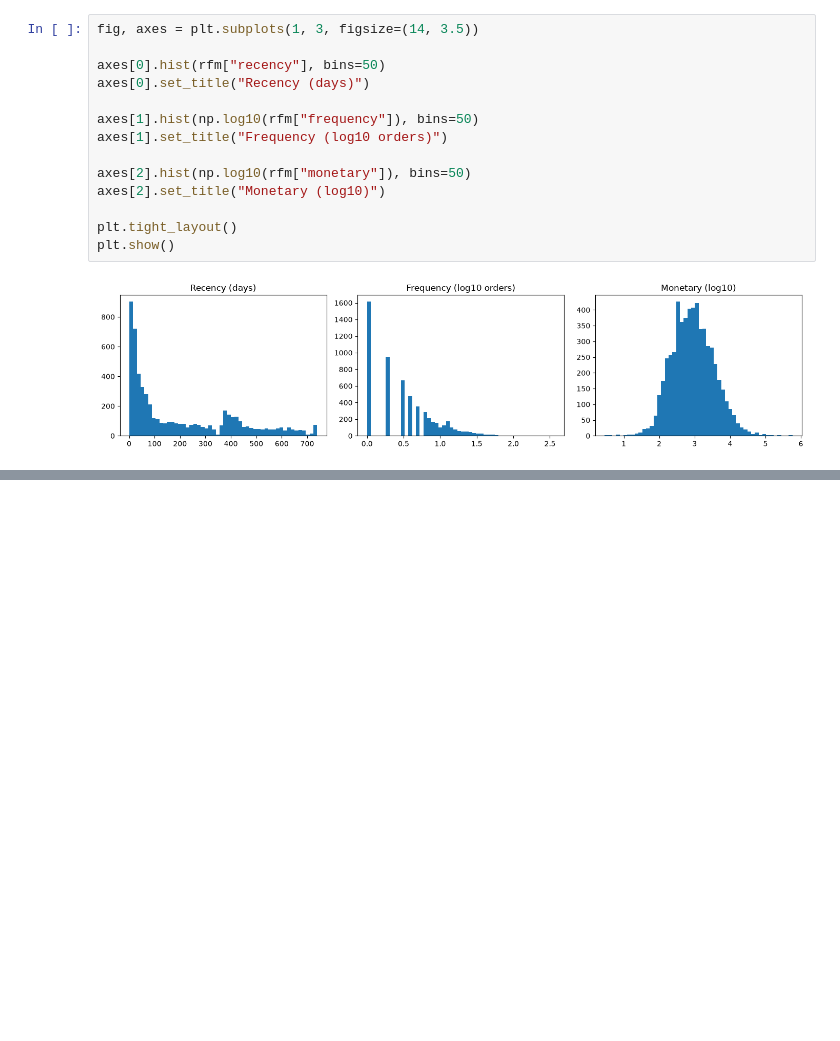
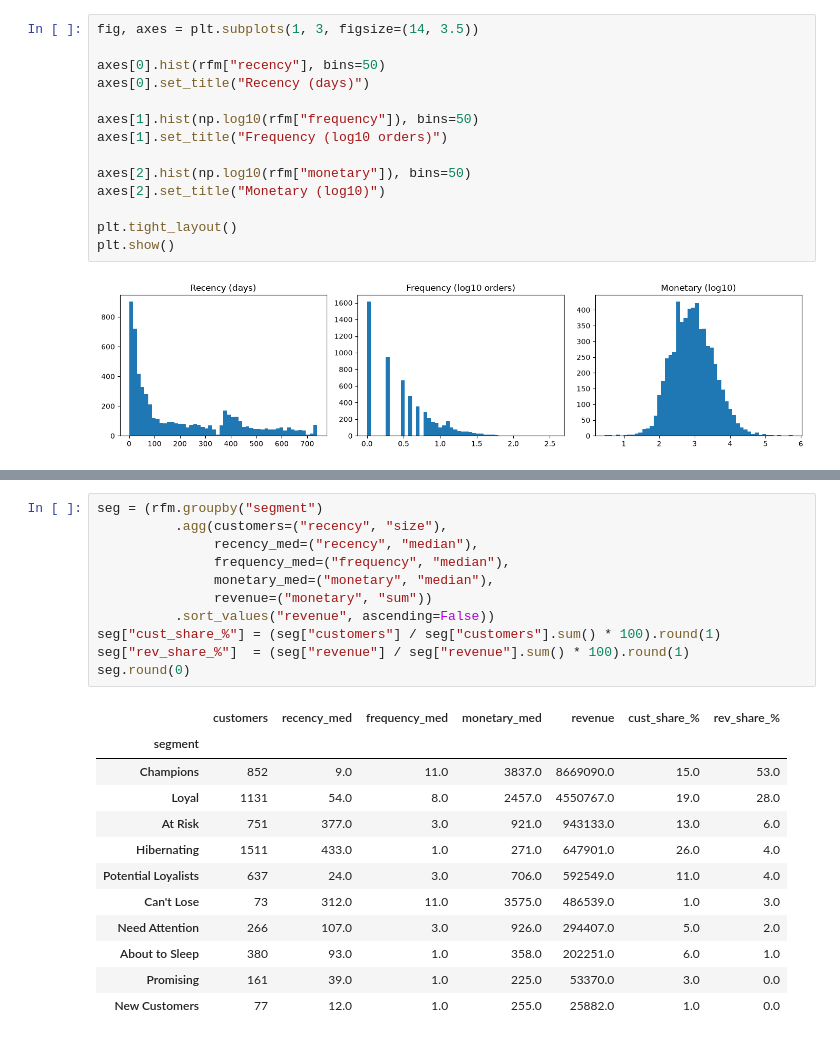
Before and after one commit to Ysharbat/market-basket-next-product, a Jupyter notebook: notebooks/02_rfm.ipynb, the cells around one changed output, grey strips where cells are left out. Cells and saved outputs as stored; diff of their text form; blank space fills up the shorter version.

```diff
--- a/notebooks/02_rfm.ipynb
+++ b/notebooks/02_rfm.ipynb
@@ -107,0 +140,24 @@ rfm.head()
+# %%
+seg = (rfm.groupby("segment")
+          .agg(customers=("recency", "size"),
+               recency_med=("recency", "median"),
+               frequency_med=("frequency", "median"),
+               monetary_med=("monetary", "median"),
+               revenue=("monetary", "sum"))
+          .sort_values("revenue", ascending=False))
+seg["cust_share_%"] = (seg["customers"] / seg["customers"].sum() * 100).round(1)
+seg["rev_share_%"]  = (seg["revenue"] / seg["revenue"].sum() * 100).round(1)
+seg.round(0)
+# %% [output]
+|  | customers | recency_med | frequency_med | monetary_med | revenue | cust_share_% | rev_share_% |
+| segment |  |  |  |  |  |  |  |
+| Champions | 852 | 9.0 | 11.0 | 3837.0 | 8669090.0 | 15.0 | 53.0 |
+| Loyal | 1131 | 54.0 | 8.0 | 2457.0 | 4550767.0 | 19.0 | 28.0 |
+| At Risk | 751 | 377.0 | 3.0 | 921.0 | 943133.0 | 13.0 | 6.0 |
+| Hibernating | 1511 | 433.0 | 1.0 | 271.0 | 647901.0 | 26.0 | 4.0 |
+| Potential Loyalists | 637 | 24.0 | 3.0 | 706.0 | 592549.0 | 11.0 | 4.0 |
+| Can't Lose | 73 | 312.0 | 11.0 | 3575.0 | 486539.0 | 1.0 | 3.0 |
+| Need Attention | 266 | 107.0 | 3.0 | 926.0 | 294407.0 | 5.0 | 2.0 |
+| About to Sleep | 380 | 93.0 | 1.0 | 358.0 | 202251.0 | 6.0 | 1.0 |
+| Promising | 161 | 39.0 | 1.0 | 225.0 | 53370.0 | 3.0 | 0.0 |
+| New Customers | 77 | 12.0 | 1.0 | 255.0 | 25882.0 | 1.0 | 0.0 |
```
Also changed, not shown: parts of 8 cells of this notebook.
